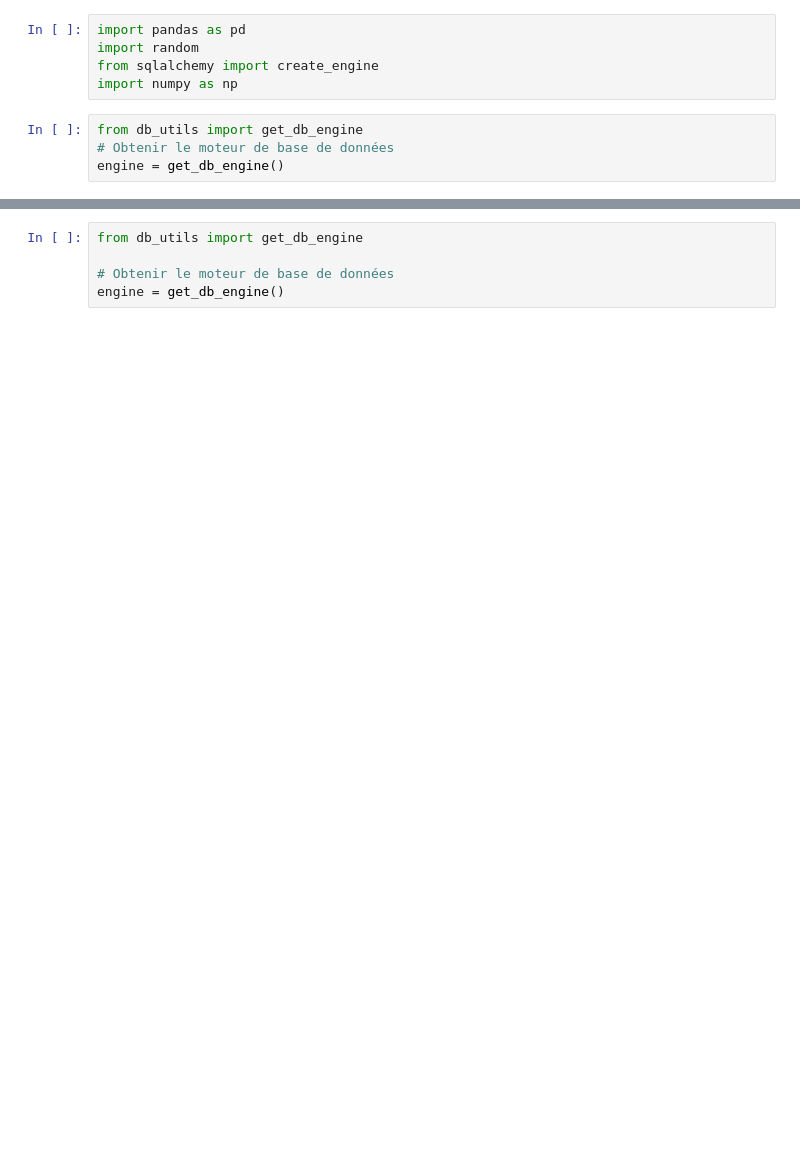
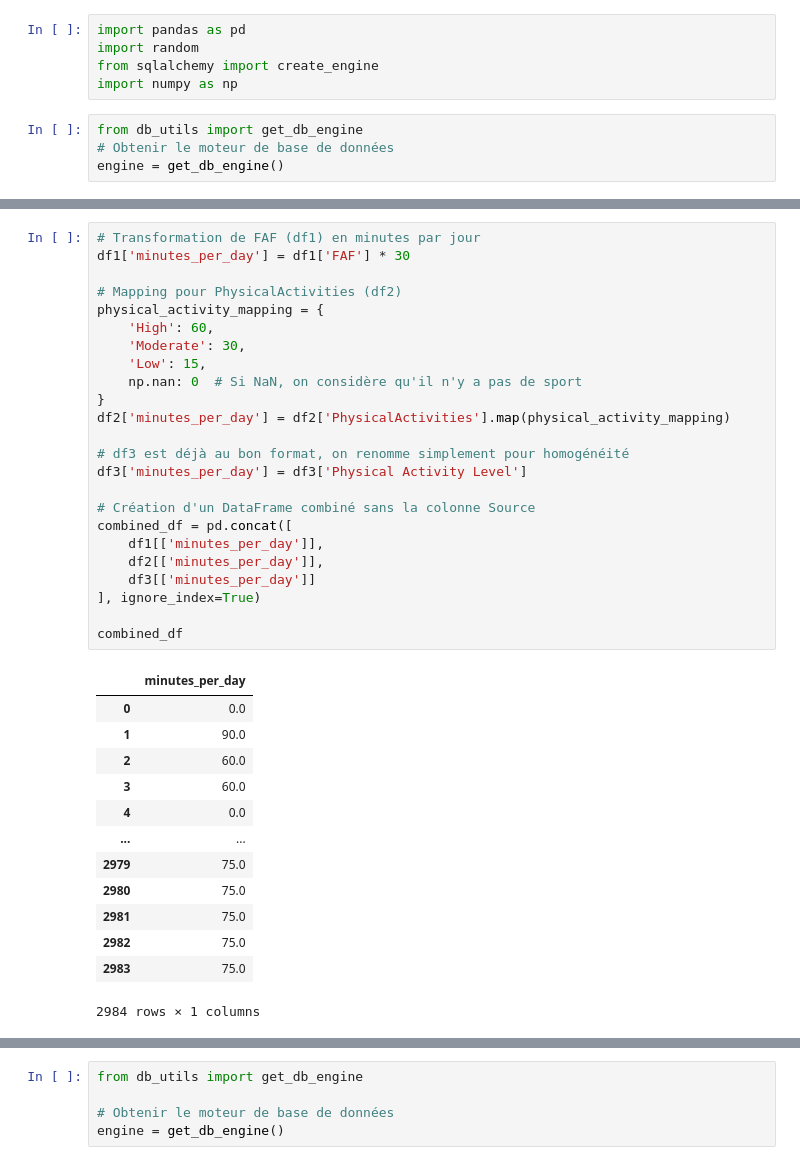
Before and after one commit to RomyJr/Data_Project_HEALTH, a Jupyter notebook: Sport.ipynb, the cells around one changed output, grey strips where cells are left out. Cells and saved outputs as stored; diff of their text form; blank space fills up the shorter version.

```diff
--- a/Sport.ipynb
+++ b/Sport.ipynb
@@ -84,0 +44,38 @@ df_sport_freq
+# %%
+# Transformation de FAF (df1) en minutes par jour
+df1['minutes_per_day'] = df1['FAF'] * 30
+
+# Mapping pour PhysicalActivities (df2)
+physical_activity_mapping = {
+    'High': 60,
+    'Moderate': 30,
+    'Low': 15,
+    np.nan: 0  # Si NaN, on considère qu'il n'y a pas de sport
+}
+df2['minutes_per_day'] = df2['PhysicalActivities'].map(physical_activity_mapping)
+
+# df3 est déjà au bon format, on renomme simplement pour homogénéité
+df3['minutes_per_day'] = df3['Physical Activity Level']
+
+# Création d'un DataFrame combiné sans la colonne Source
+combined_df = pd.concat([
+    df1[['minutes_per_day']],
+    df2[['minutes_per_day']],
+    df3[['minutes_per_day']]
+], ignore_index=True)
+
+combined_df
+# %% [output]
+|  | minutes_per_day |
+| 0 | 0.0 |
+| 1 | 90.0 |
+| 2 | 60.0 |
+| 3 | 60.0 |
+| 4 | 0.0 |
+| ... | ... |
+| 2979 | 75.0 |
+| 2980 | 75.0 |
+| 2981 | 75.0 |
+| 2982 | 75.0 |
+| 2983 | 75.0 |
+2984 rows × 1 columns
```
Also changed, not shown: parts of 7 cells of this notebook, 3 other files.
